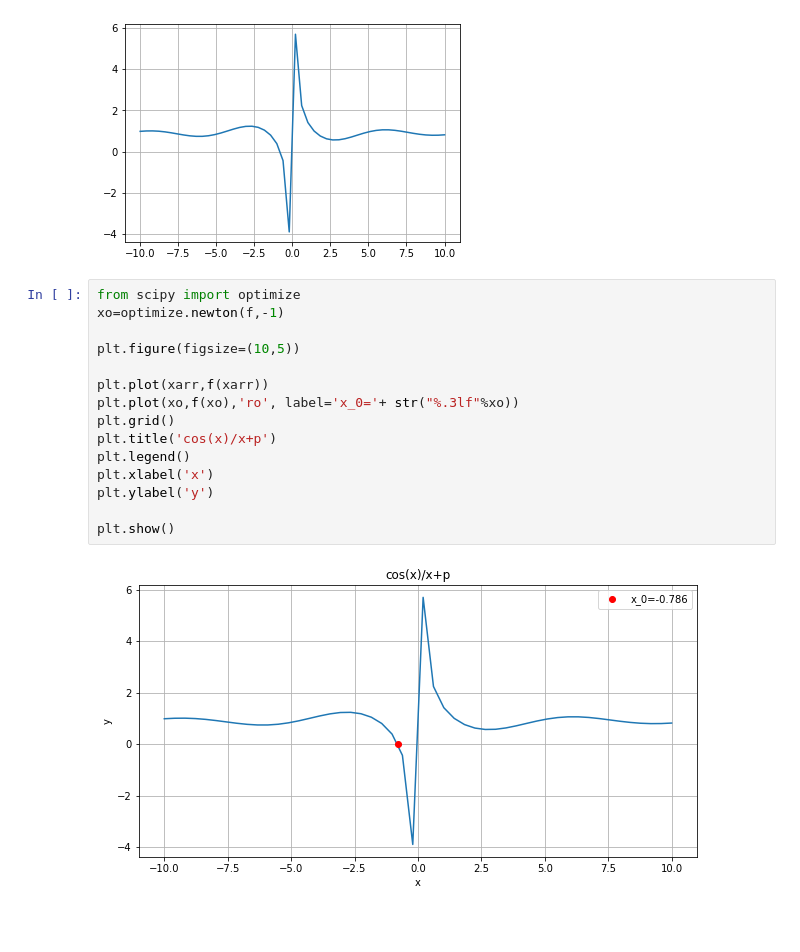
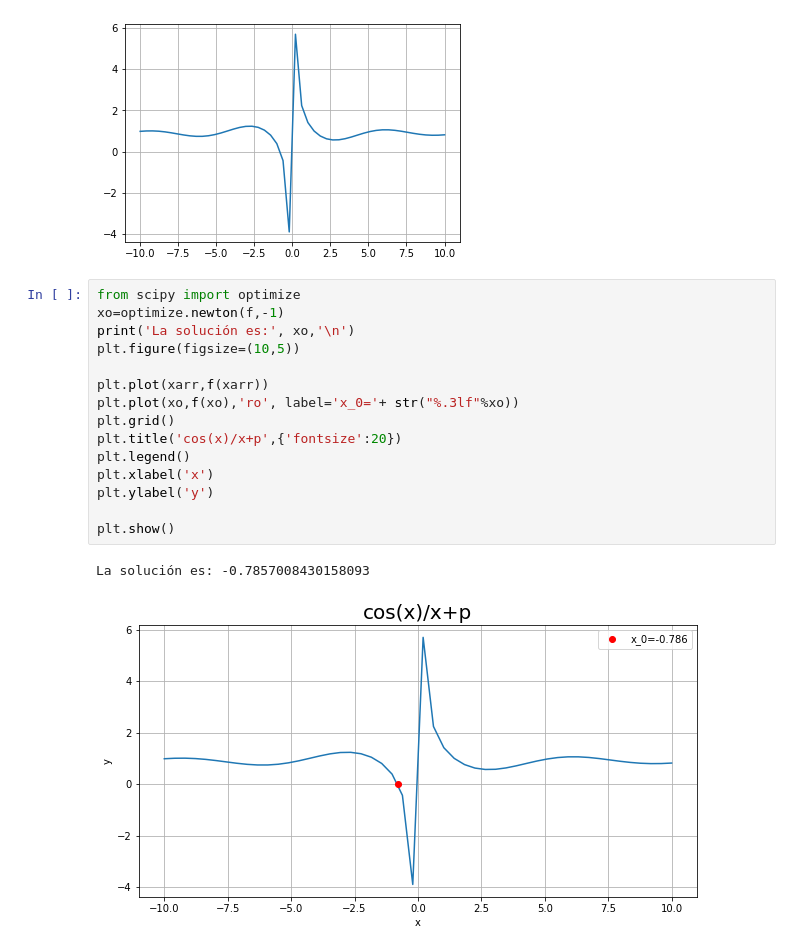
Before and after one commit to ComputationalMethods/Evaluacion_2021-1, a Jupyter notebook: 1000417189/Examen_01_1000417189.ipynb, the cells around one changed output. Drawn from its saved outputs; the diff is of its cells as text; blank space fills up the shorter version.

```diff
--- a/1000417189/Examen_01_1000417189.ipynb
+++ b/1000417189/Examen_01_1000417189.ipynb
@@ -160,17 +160,18 @@ plt.grid()
 # %%
 from scipy import optimize
 xo=optimize.newton(f,-1)
-
+print('La solución es:', xo,'\n')
 plt.figure(figsize=(10,5))
 
 plt.plot(xarr,f(xarr))
 plt.plot(xo,f(xo),'ro', label='x_0='+ str("%.3lf"%xo))
 plt.grid()
-plt.title('cos(x)/x+p')
+plt.title('cos(x)/x+p',{'fontsize':20})
 plt.legend()
 plt.xlabel('x')
 plt.ylabel('y')
 
 plt.show()
 # %% [output]
+La solución es: -0.7857008430158093
-[figure, old version]
+[figure, new version]
```
